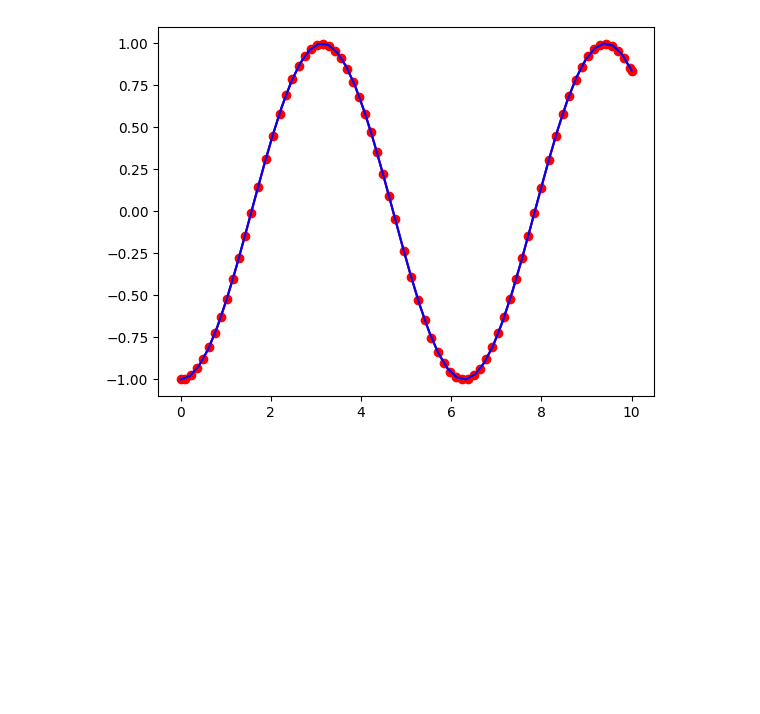
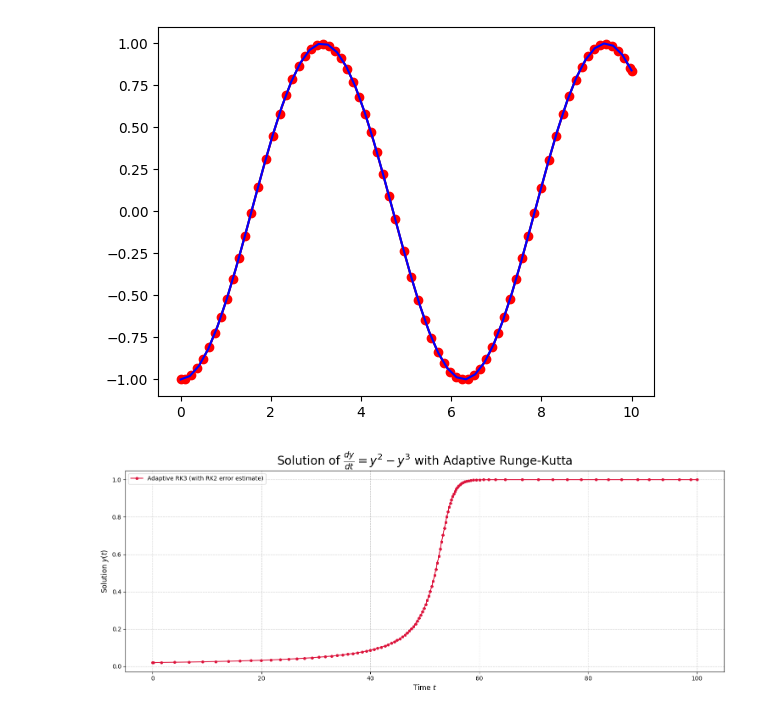
Before and after one commit to madswerngeen/02687---Scientific-Computing-for-differential-equations, a Jupyter notebook: Assignment 2/Exercise_1.ipynb, the cells around one changed output. Saved outputs shown, nothing was run; the diff lists cells and outputs as text; code cells hidden in the pictures; blank space fills up the shorter version.

```diff
--- a/Assignment 2/Exercise_1.ipynb
+++ b/Assignment 2/Exercise_1.ipynb
@@ -191,3 +191,88 @@ plt.plot(np.linspace(t0,t_end),-np.cos(np.linspace(t0,t_end)),'b-')
 plt.show()
 # %% [output]
 [figure]
+# %%
+import numpy as np
+import matplotlib.pyplot as plt
+
+def rk2_step(f,y,h,t):
+        k1 = h * f(t, y)
+        k2 = h * f(t + h, y + k1)
+        return y + 0.5 * (k1 + k2)
+
+def rk3_step(f, y, h, t):
+    k1 = h * f(t, y)
+    k2 = h * f(t + 0.5 * h, y + 0.5 * k1)
+    k3 = h * f(t + h, y - k1 + 2 * k2)
+    return y + (1/6) * (k1 + 4 * k2 + k3)
+
+def adaptive_step(f, y0, t0, t_end, h_init, rtol = 1e-4, atol=1e-6):
+    """
+    Solves an ODE using adaptive step size with RK2 and Euler methods.
+
+    Parameters:
+    f: function - The derivative function dy/dt = f(t, y)
+    y0: float or ndarray - Initial value
+    t0: float - Initial time
+    t_end: float - Final time
+    h_init: float - Initial step size
+
+
+    Returns:
+    t_values: list - List of time values
+    y_values: list - List of solution values
+    """
+    t_values = [t0]
+    y_values = [y0]
+    t = t0
+    y = y0
+    h = h_init
+
+    while t < t_end:
+        if t + h > t_end:
+            h = t_end - t  # Adjust step size for the last step
+
+        # Euler's method (first-order approximation)
+        y_rk3 = rk3_step(f,y,h,t)
+
+        # RK2 method (second-order approximation)
+        y_rk2 = rk2_step(f,y,h,t)
+
+        # Estimate error as the difference between RK2 and Euler's method
+        error = np.abs(y_rk3 - y_rk2)
+
+        tol = rtol*np.max(np.abs(y_rk2)) + atol
+        # Check if error is within tolerance
+        if error < tol:
+            t += h
+            y = y_rk3  # Use RK2 solution
+            t_values.append(t)
+            y_values.append(y)
+
+        # Adjust step size based on error estimate
+        h *= 0.9 * (tol / (error + 1e-10))**(1/2)  # Square root because perfermance
+
+    return np.array(t_values), np.array(y_values)
+
+
+# Example usage
+def example_function(t, y):
+    return y**2-y**3
+
+
+delta = 0.02
+t0, t_end, y0, h_init = 0, 2/delta, delta, 0.1
+t_values, y_values = adaptive_step(example_function, y0, t0, t_end, h_init)
+
+plt.figure(figsize=(15, 6), dpi=100)
+plt.plot(t_values, y_values, 'o-', color='crimson', markersize=4, label='Adaptive RK3 (with RK2 error estimate)')
+plt.xlabel('Time $t$', fontsize=12)
+plt.ylabel('Solution $y(t)$', fontsize=12)
+plt.title(r'Solution of $\frac{dy}{dt} = y^2 - y^3$ with Adaptive Runge-Kutta', fontsize=20)
+plt.grid(True, linestyle='--', alpha=0.6)
+plt.legend()
+plt.tight_layout()
+
+plt.show()
+# %% [output]
+[figure, added]
```
Also changed, not shown: parts of 1 cell of this notebook.
